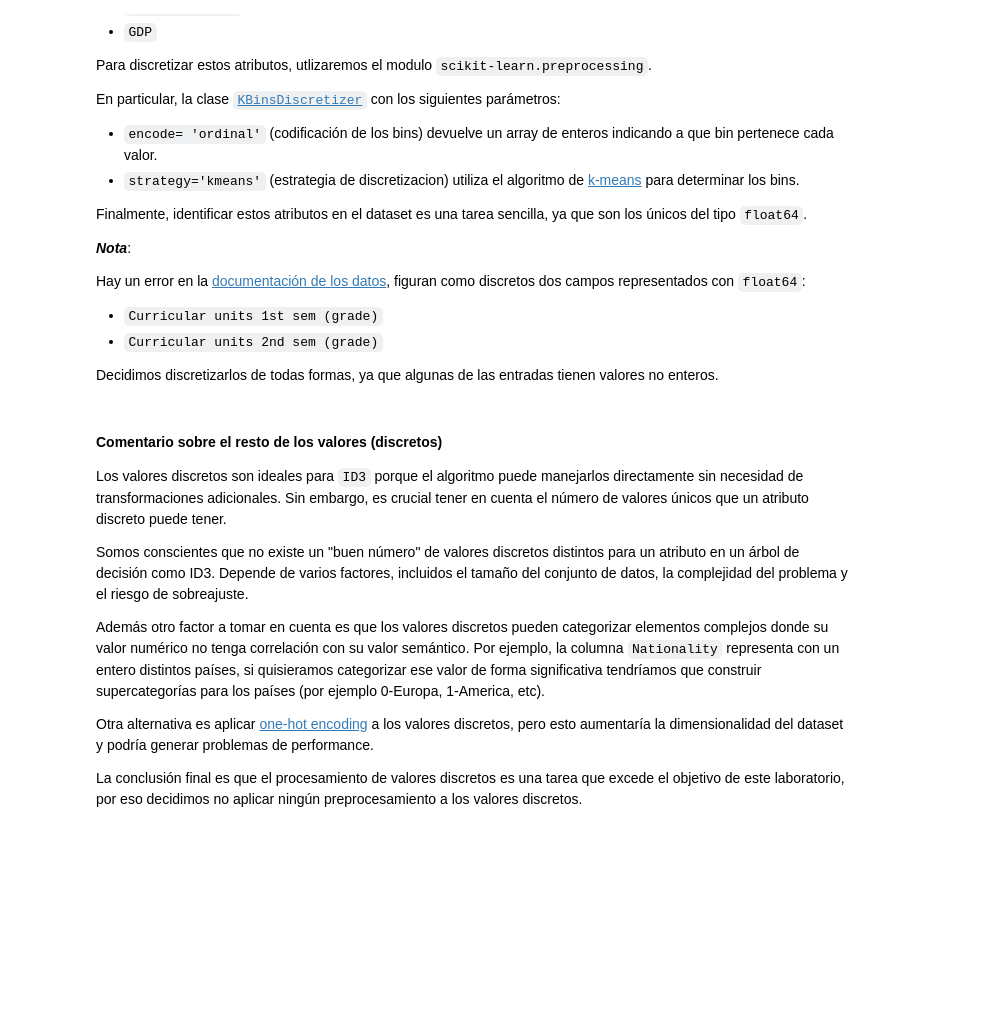
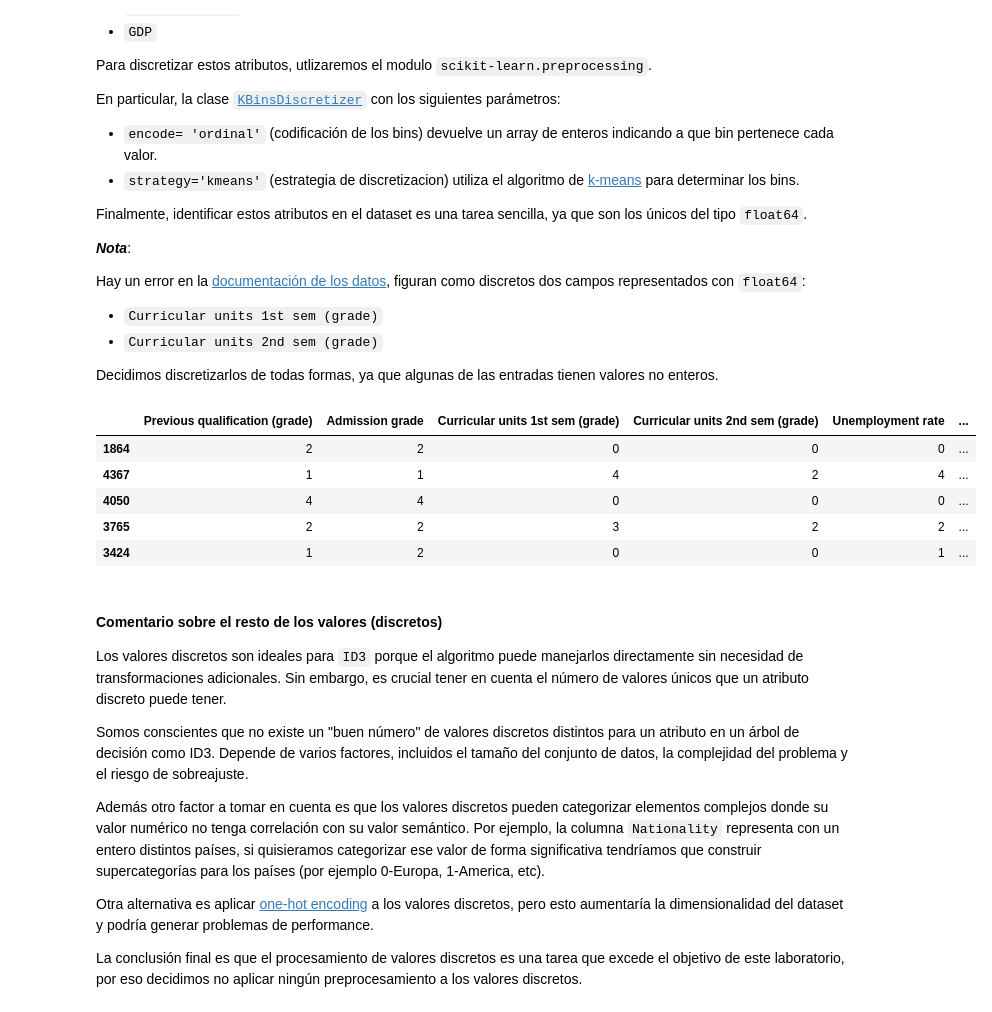
Before and after one commit to santiagoalaniz/fing_aprendaut, a Jupyter notebook: lab1/informe_tarea_01.ipynb, the cells around one changed output. Saved outputs shown, nothing was run; the diff lists cells and outputs as text; code cells hidden in the pictures; blank space fills up the shorter version.

```diff
--- a/lab1/informe_tarea_01.ipynb
+++ b/lab1/informe_tarea_01.ipynb
@@ -45,15 +45,21 @@ import pandas as pd
 from sklearn.model_selection import train_test_split
 
 CSV_PATH = './assets/data.csv'
-SEED_NUMBER = 42069
-TEST_SIZE = 0.4
-test_SIZE = 0.5
+SEED_NUMBER = 342
+TEST_SIZE   = 0.4
+DEVEL_SIZE  = 0.5
 
 data = pd.read_csv(CSV_PATH, sep=';')
+
 train, test = train_test_split(data, test_size= TEST_SIZE, random_state= SEED_NUMBER)
-test, devel = train_test_split(train, test_size= test_SIZE, random_state= SEED_NUMBER)
+test, devel = train_test_split(test, test_size= DEVEL_SIZE, random_state= SEED_NUMBER)
 
+train_indices   = set(train.index)
+devel_indices   = set(devel.index)
+test_indices    = set(test.index)
 
-print(f'< data: {data.shape[0]} >')
-print(f'< train: {train.shape[0]}, devel: {devel.shape[0]}, test: {test.shape[0]} >')
-train.head()
+assert len(train_indices.intersection(devel_indices)) == 0
+assert len(train_indices.intersection(test_indices)) == 0
+assert len(devel_indices.intersection(test_indices)) == 0
+
+print(f'<train: {train.shape[0]}, devel: {devel.shape[0]}, test: {test.shape[0]} >')
@@ -111,15 +124,22 @@ Decidimos discretizarlos de todas formas, ya que algunas de las entradas tienen
 # %%
 from sklearn.preprocessing import KBinsDiscretizer
 
 float64_cols = data.select_dtypes(include=['float64']).columns
 
 for float64_col in float64_cols:
-    float64_col_discretizer = KBinsDiscretizer(subsample=None, encode='ordinal', strategy='kmeans')
-    train[[float64_col]] = float64_col_discretizer.fit_transform(train[[float64_col]]).astype(int)
-    devel[[float64_col]] = float64_col_discretizer.transform(devel[[float64_col]]).astype(int)
-    test[[float64_col]] = float64_col_discretizer.transform(test[[float64_col]]).astype(int)
+    float64_discretizer = KBinsDiscretizer(subsample=None, encode='ordinal', strategy='kmeans')
+    train[[float64_col]]    = float64_discretizer.fit_transform(train[[float64_col]]).astype(int)
+    devel[[float64_col]]    = float64_discretizer.transform(devel[[float64_col]]).astype(int)
+    test[[float64_col]]     = float64_discretizer.transform(test[[float64_col]]).astype(int)
 
 train[float64_cols].head()
+# %% [output]
+|  | Previous qualification (grade) | Admission grade | Curricular units 1st sem (grade) | Curricular units 2nd sem (grade) | Unemployment rate | ... |
+| 1864 | 2 | 2 | 0 | 0 | 0 | ... |
+| 4367 | 1 | 1 | 4 | 2 | 4 | ... |
+| 4050 | 4 | 4 | 0 | 0 | 0 | ... |
+| 3765 | 2 | 2 | 3 | 2 | 2 | ... |
+| 3424 | 1 | 2 | 0 | 0 | 1 | ... |
 # %% [markdown]
 #### Comentario sobre el resto de los valores (discretos)
 
```
Also changed, not shown: parts of 11 cells of this notebook, 1 other file.
